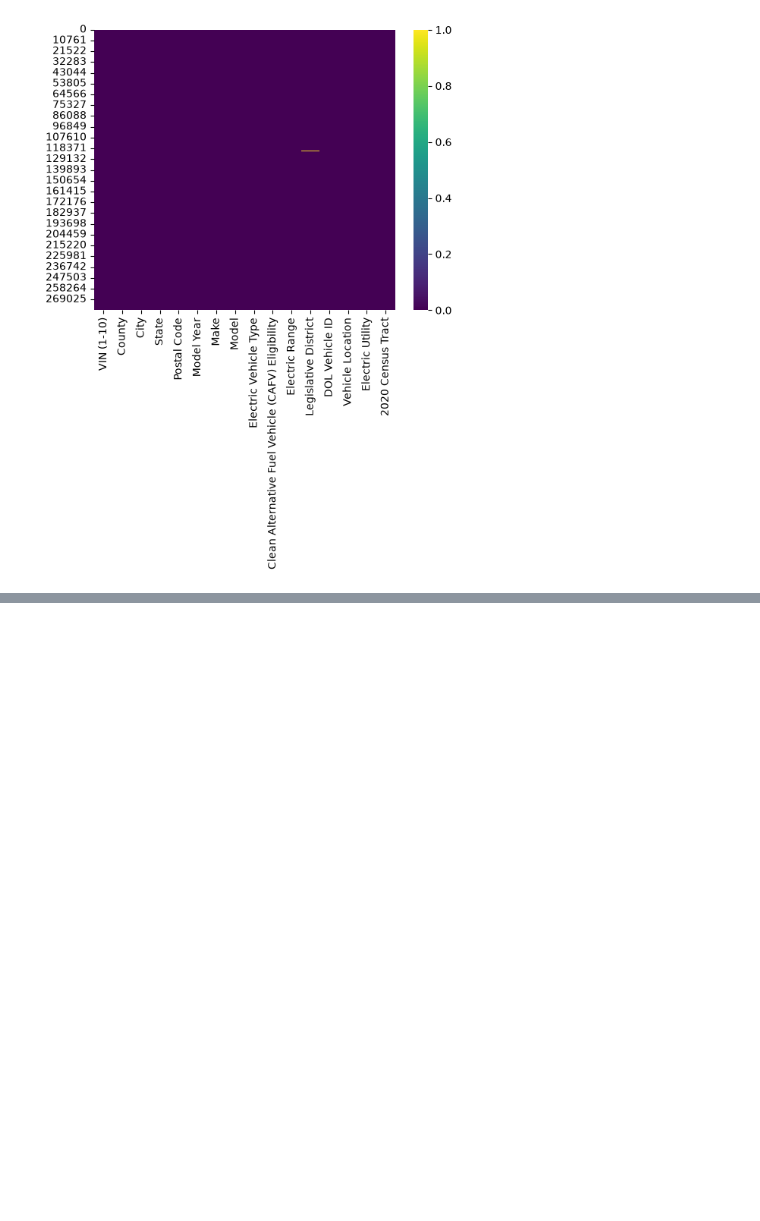
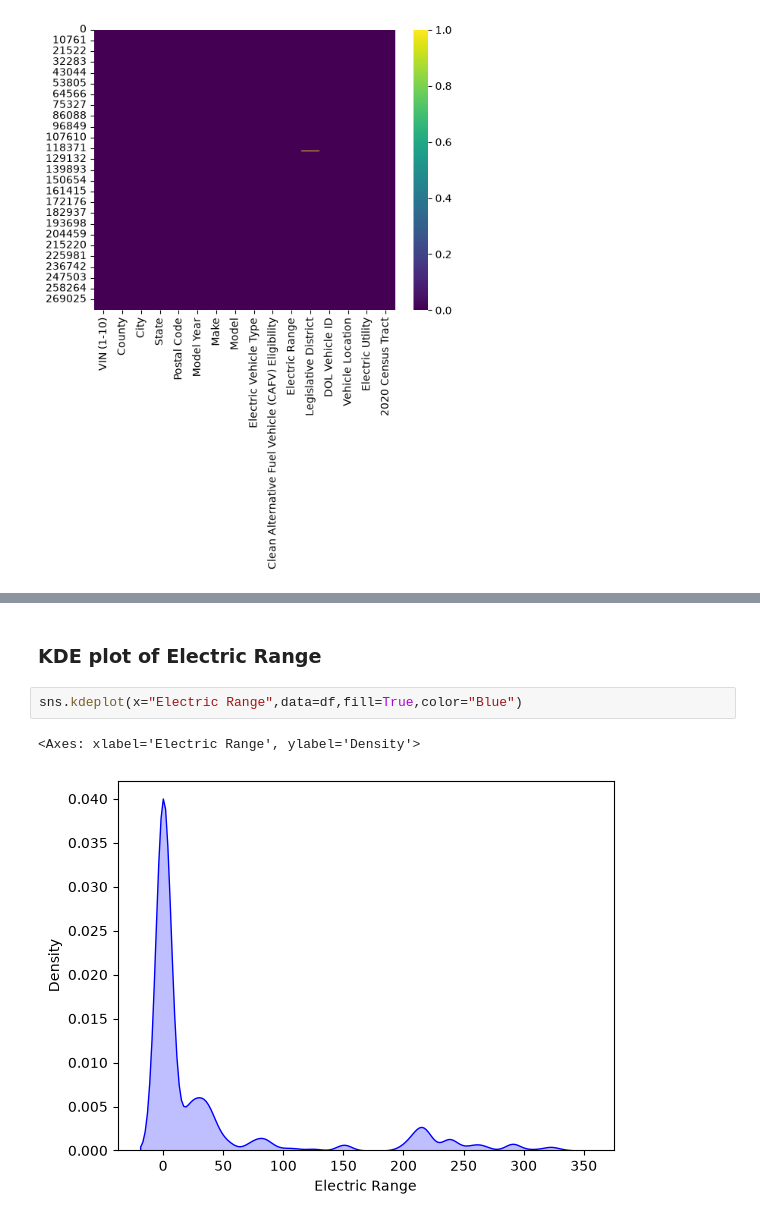
Before and after one commit to abhiii04-25/Electric-Vehicle-Population, a Jupyter notebook: Advanced _Visualization.ipynb, the cells around one changed output, grey strips where cells are left out. Drawn from its saved outputs; the diff is of its cells as text; blank space fills up the shorter version.

```diff
--- a/Advanced _Visualization.ipynb
+++ b/Advanced _Visualization.ipynb
@@ -58,0 +75,7 @@ sns.heatmap(df.isnull(),cbar=True,cmap="viridis")
+# %% [markdown]
+### KDE plot of Electric Range
+# %%
+sns.kdeplot(x="Electric Range",data=df,fill=True,color="Blue")
+# %% [output]
+<Axes: xlabel='Electric Range', ylabel='Density'>
+[figure, added]
```
Also changed, not shown: parts of 6 cells of this notebook.
